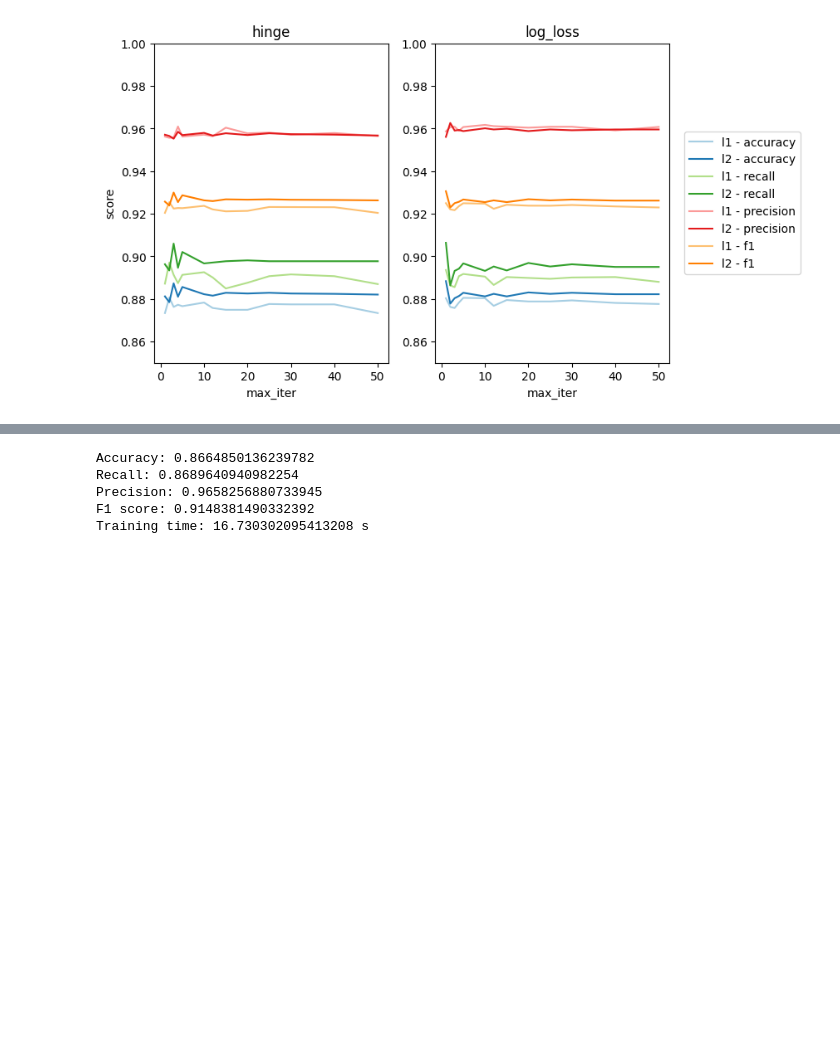
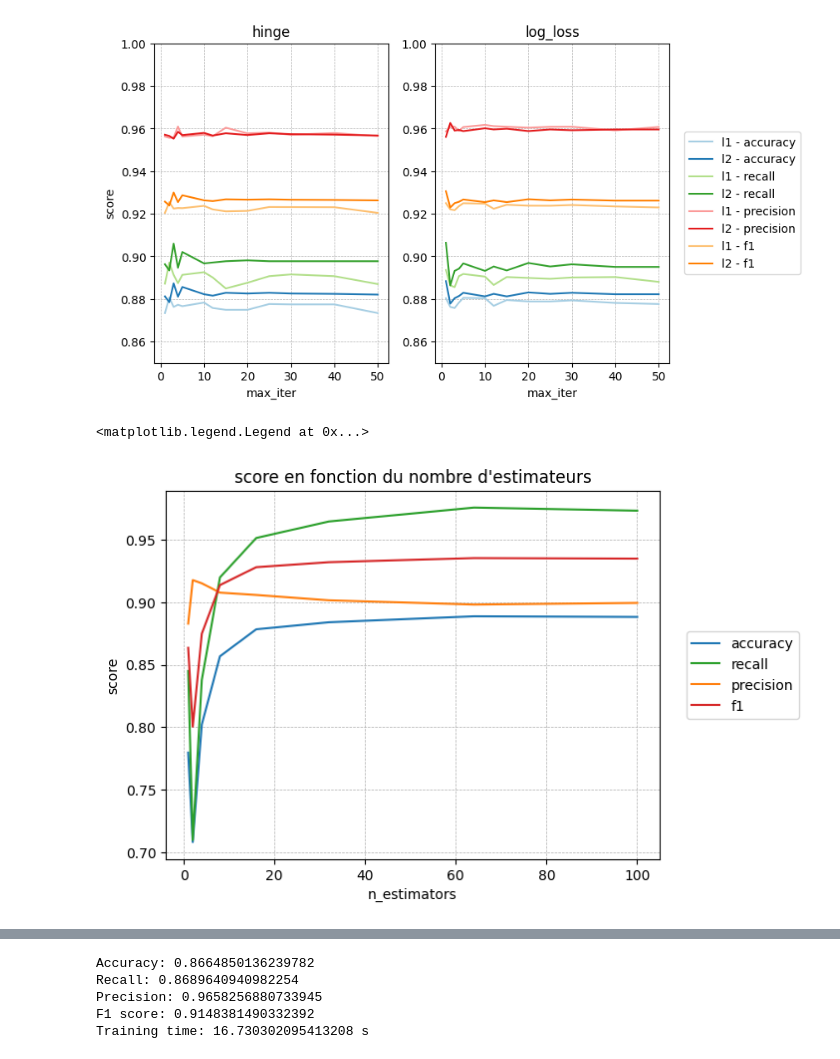
Before and after one commit to julienbosse/Chef-d-oeuvre, a Jupyter notebook: Notebooks/nlp.ipynb, the cells around one changed output, grey strips where cells are left out. Cells and saved outputs as stored; diff of their text form; code cells hidden in the pictures; blank space fills up the shorter version.

Commit message:
figure et nlp noetbook terminé

```diff
--- a/Notebooks/nlp.ipynb
+++ b/Notebooks/nlp.ipynb
@@ -239,0 +270,22 @@ plt.legend(legends,bbox_to_anchor=(1.04, 0.5), loc="center left")
+# %%
+colors = ["tab:blue", "tab:green","tab:orange","tab:red"]
+
+plt.figure()
+sns.set_palette(sns.color_palette(colors))
+
+legends = []
+
+for y in ['accuracy','recall','precision','f1'] :
+
+    sns.lineplot(x='n_estimators',y=y, data=df_r)
+
+    legends.append(y)
+
+plt.grid(linestyle = '--', linewidth = 0.5)
+plt.ylabel('score')
+plt.xlabel('n_estimators')
+plt.title('score en fonction du nombre d\'estimateurs')
+plt.legend(legends,bbox_to_anchor=(1.04, 0.5), loc="center left")
+# %% [output]
+<matplotlib.legend.Legend at 0x...>
+[figure, added]
```
Also changed, not shown: parts of 6 cells of this notebook, 4 other files.
